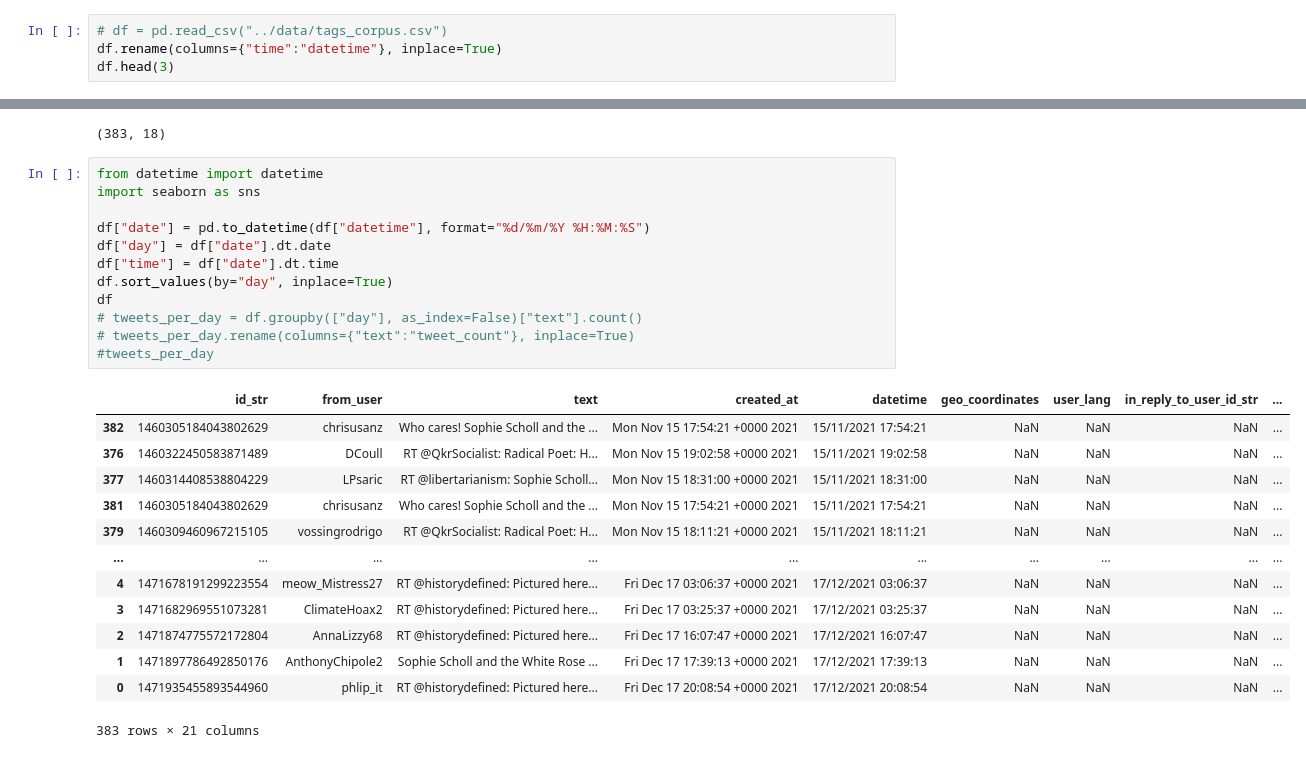
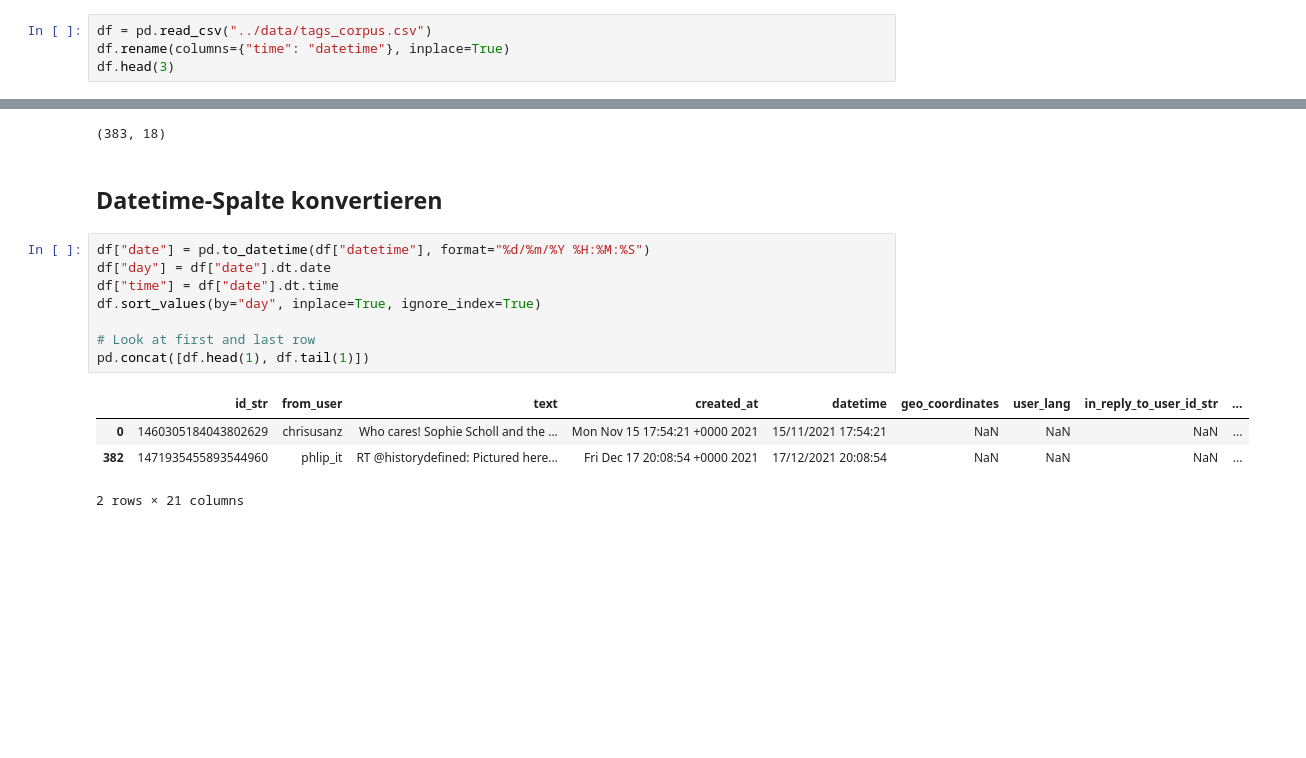
Before and after one commit to lguenth/twittersmh, a Jupyter notebook: gettags/gettags.ipynb, the cells around one changed output, grey strips where cells are left out. Saved outputs shown, nothing was run; the diff lists cells and outputs as text; blank space fills up the shorter version.

Commit message:
wip new scraper, backed up data, reading and playing with tags data

```diff
--- a/gettags/gettags.ipynb
+++ b/gettags/gettags.ipynb
@@ -12,6 +16,6 @@ df.to_pickle("../data/tags_corpus.pkl")
 # %%
-# df = pd.read_csv("../data/tags_corpus.csv")
-df.rename(columns={"time":"datetime"}, inplace=True)
+df = pd.read_csv("../data/tags_corpus.csv")
+df.rename(columns={"time": "datetime"}, inplace=True)
 df.head(3)
 # %% [output]
 |  | id_str | from_user | text | created_at | datetime | geo_coordinates | user_lang | in_reply_to_user_id_str | ... |
@@ -29,29 +33,18 @@ df.tail(3)
 df.shape
 # %% [output]
 (383, 18)
+# %% [markdown]
+## Datetime-Spalte konvertieren
 # %%
-from datetime import datetime
-import seaborn as sns
-
 df["date"] = pd.to_datetime(df["datetime"], format="%d/%m/%Y %H:%M:%S")
 df["day"] = df["date"].dt.date
 df["time"] = df["date"].dt.time
-df.sort_values(by="day", inplace=True)
-df
-# tweets_per_day = df.groupby(["day"], as_index=False)["text"].count()
-# tweets_per_day.rename(columns={"text":"tweet_count"}, inplace=True)
-#tweets_per_day
+df.sort_values(by="day", inplace=True, ignore_index=True)
+
+# Look at first and last row
+pd.concat([df.head(1), df.tail(1)])
 # %% [output]
 |  | id_str | from_user | text | created_at | datetime | geo_coordinates | user_lang | in_reply_to_user_id_str | ... |
-| 382 | 1460305184043802629 | chrisusanz | Who cares! Sophie Scholl and the ... | Mon Nov 15 17:54:21 +0000 2021 | 15/11/2021 17:54:21 | NaN | NaN | NaN | ... |
-| 376 | 1460322450583871489 | DCoull | RT @QkrSocialist: Radical Poet: H... | Mon Nov 15 19:02:58 +0000 2021 | 15/11/2021 19:02:58 | NaN | NaN | NaN | ... |
-| 377 | 1460314408538804229 | LPsaric | RT @libertarianism: Sophie Scholl... | Mon Nov 15 18:31:00 +0000 2021 | 15/11/2021 18:31:00 | NaN | NaN | NaN | ... |
-| 381 | 1460305184043802629 | chrisusanz | Who cares! Sophie Scholl and the ... | Mon Nov 15 17:54:21 +0000 2021 | 15/11/2021 17:54:21 | NaN | NaN | NaN | ... |
-| 379 | 1460309460967215105 | vossingrodrigo | RT @QkrSocialist: Radical Poet: H... | Mon Nov 15 18:11:21 +0000 2021 | 15/11/2021 18:11:21 | NaN | NaN | NaN | ... |
-| ... | ... | ... | ... | ... | ... | ... | ... | ... | ... |
-| 4 | 1471678191299223554 | meow_Mistress27 | RT @historydefined: Pictured here... | Fri Dec 17 03:06:37 +0000 2021 | 17/12/2021 03:06:37 | NaN | NaN | NaN | ... |
-| 3 | 1471682969551073281 | ClimateHoax2 | RT @historydefined: Pictured here... | Fri Dec 17 03:25:37 +0000 2021 | 17/12/2021 03:25:37 | NaN | NaN | NaN | ... |
-| 2 | 1471874775572172804 | AnnaLizzy68 | RT @historydefined: Pictured here... | Fri Dec 17 16:07:47 +0000 2021 | 17/12/2021 16:07:47 | NaN | NaN | NaN | ... |
-| 1 | 1471897786492850176 | AnthonyChipole2 | Sophie Scholl and the White Rose ... | Fri Dec 17 17:39:13 +0000 2021 | 17/12/2021 17:39:13 | NaN | NaN | NaN | ... |
-| 0 | 1471935455893544960 | phlip_it | RT @historydefined: Pictured here... | Fri Dec 17 20:08:54 +0000 2021 | 17/12/2021 20:08:54 | NaN | NaN | NaN | ... |
+| 0 | 1460305184043802629 | chrisusanz | Who cares! Sophie Scholl and the ... | Mon Nov 15 17:54:21 +0000 2021 | 15/11/2021 17:54:21 | NaN | NaN | NaN | ... |
+| 382 | 1471935455893544960 | phlip_it | RT @historydefined: Pictured here... | Fri Dec 17 20:08:54 +0000 2021 | 17/12/2021 20:08:54 | NaN | NaN | NaN | ... |
-383 rows × 21 columns
+2 rows × 21 columns
```
Also changed, not shown: parts of 5 cells of this notebook, 12 other files.
